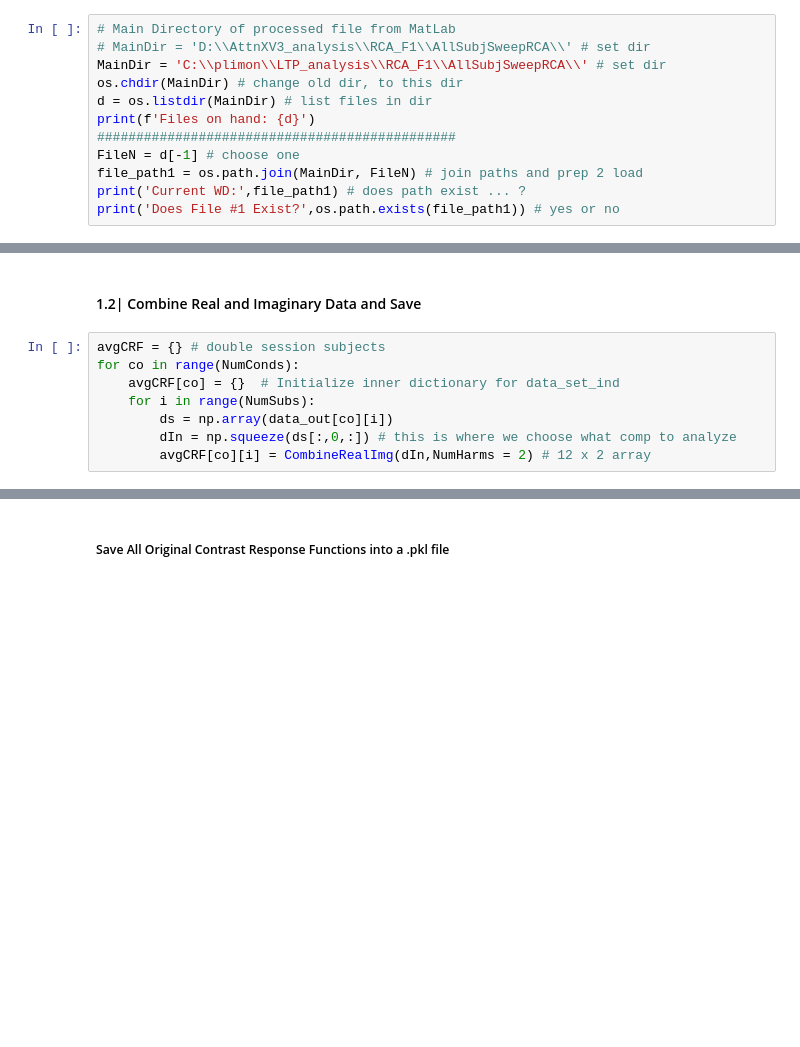
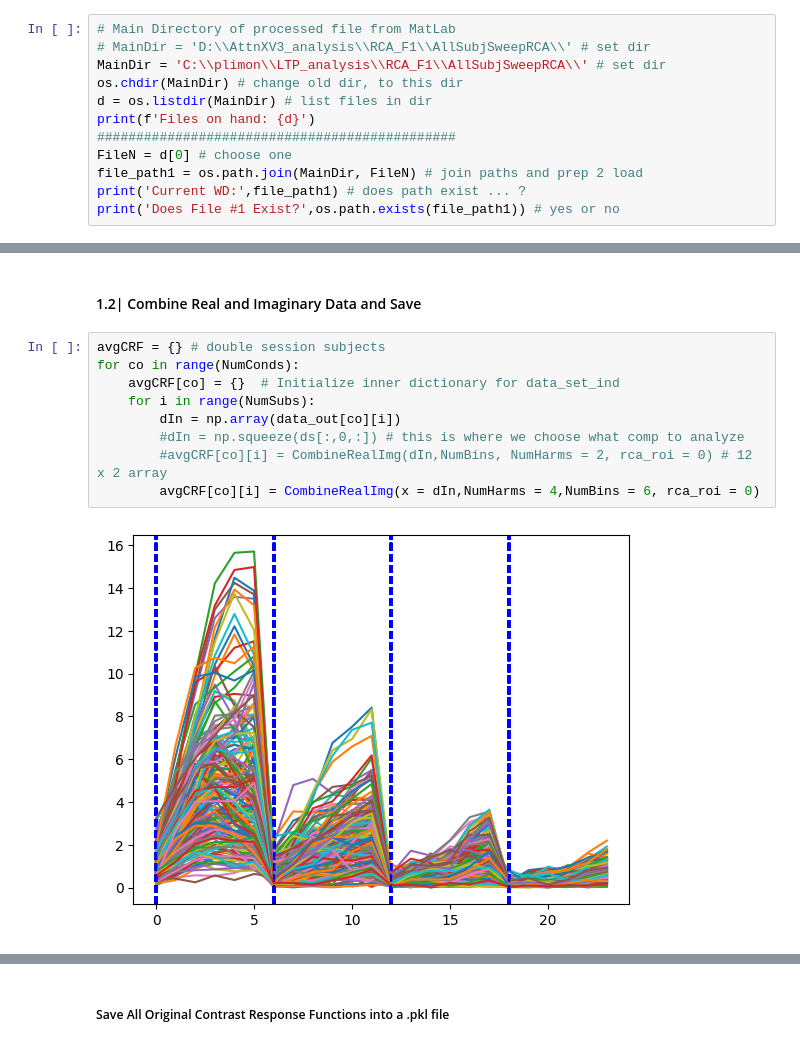
Before and after one commit to PatriciaNL/LTP_analysis, a Jupyter notebook: PythonScripts/ProcessingPipeline/S2_GetCRFs_n_Visulals.ipynb, the cells around one changed output, grey strips where cells are left out. Saved outputs shown, nothing was run; the diff lists cells and outputs as text; blank space fills up the shorter version.

```diff
--- a/PythonScripts/ProcessingPipeline/S2_GetCRFs_n_Visulals.ipynb
+++ b/PythonScripts/ProcessingPipeline/S2_GetCRFs_n_Visulals.ipynb
@@ -55,7 +83,7 @@ os.chdir(MainDir) # change old dir, to this dir
 d = os.listdir(MainDir) # list files in dir
 print(f'Files on hand: {d}')
 ##############################################
-FileN = d[-1] # choose one
+FileN = d[0] # choose one
 file_path1 = os.path.join(MainDir, FileN) # join paths and prep 2 load
 print('Current WD:',file_path1) # does path exist ... ?
 print('Does File #1 Exist?',os.path.exists(file_path1)) # yes or no
@@ -157,11 +176,14 @@ for i in range(NumConds):
 # %%
 avgCRF = {} # double session subjects
 for co in range(NumConds):
     avgCRF[co] = {}  # Initialize inner dictionary for data_set_ind
     for i in range(NumSubs):
-        ds = np.array(data_out[co][i])
-        dIn = np.squeeze(ds[:,0,:]) # this is where we choose what comp to analyze
-        avgCRF[co][i] = CombineRealImg(dIn,NumHarms = 2) # 12 x 2 array
+        dIn = np.array(data_out[co][i])
+        #dIn = np.squeeze(ds[:,0,:]) # this is where we choose what comp to analyze
+        #avgCRF[co][i] = CombineRealImg(dIn,NumBins, NumHarms = 2, rca_roi = 0) # 12 x 2 array
+        avgCRF[co][i] = CombineRealImg(x = dIn,NumHarms = 4,NumBins = 6, rca_roi = 0)
+# %% [output]
+[figure, added]
 # %%
 avgCRF_1Sess = {} # single session subjects
 for co in range(NumConds):
```
Also changed, not shown: parts of 9 cells of this notebook, 1 other file.
